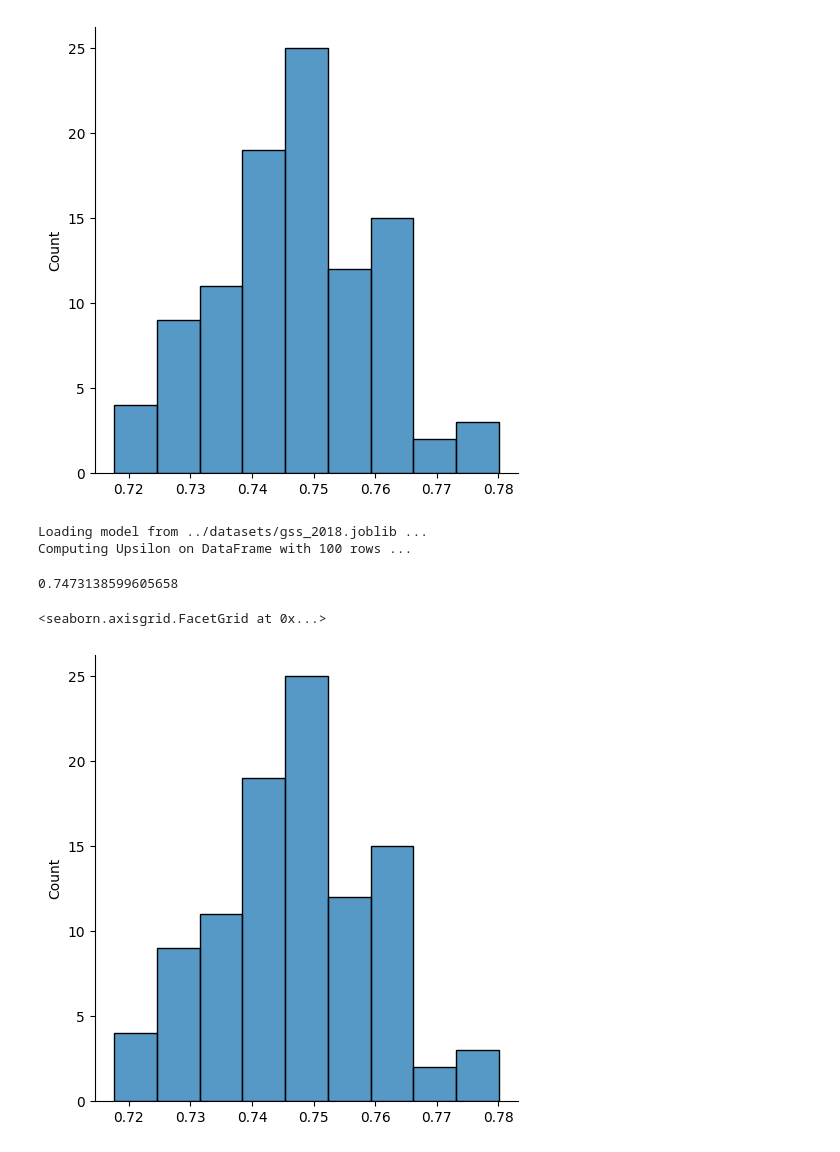
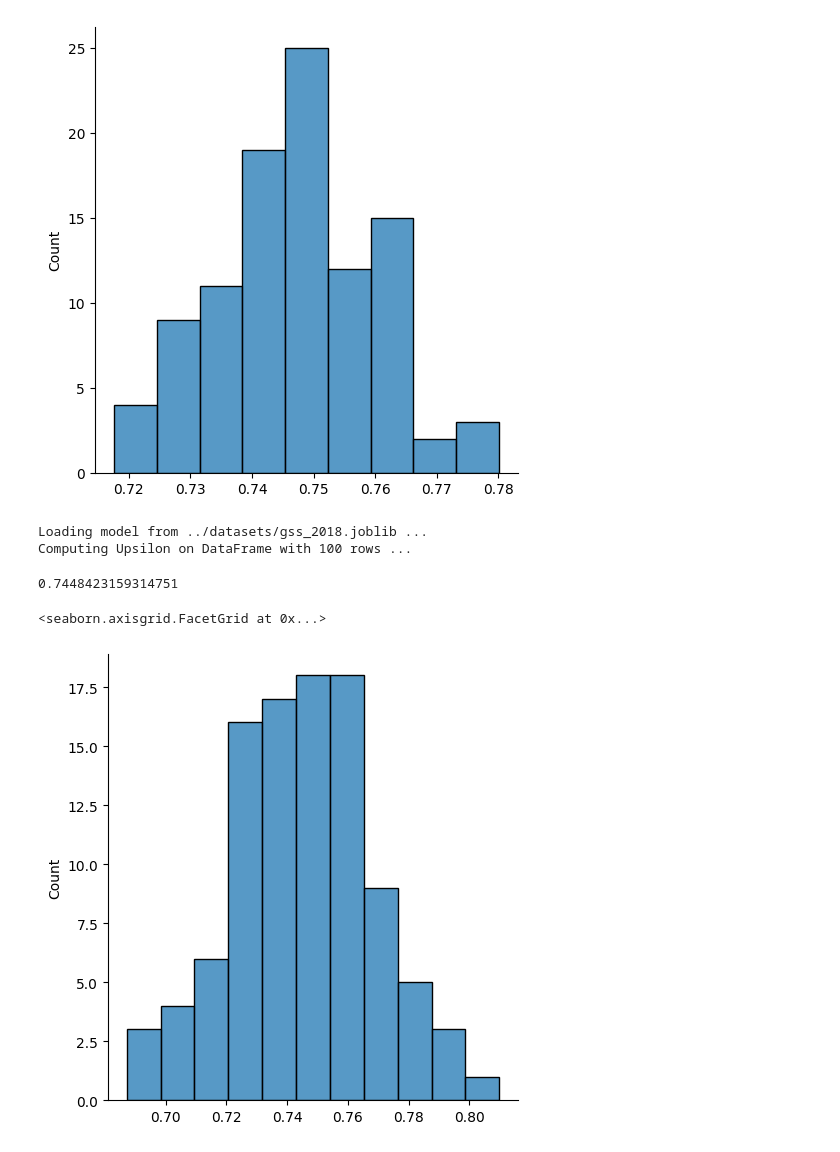
Before and after one commit to zeroknowledgediscovery/lsynth, a Jupyter notebook: local_examples/example.ipynb, the cells around one changed output. Drawn from its saved outputs; the diff is of its cells as text; code cells hidden in the pictures.

```diff
--- a/local_examples/example.ipynb
+++ b/local_examples/example.ipynb
@@ -74,15 +74,15 @@ Computing Upsilon on DataFrame with 100 rows ...
 [figure]
 # %%
 ups_ctgan, _ = compute_upsilon(
-    df_baseline,
+    df_ctgan,
     model_path=model_path,
     n_workers=11,
 )
 print(np.nanmean(ups_ctgan))
 sns.displot(ups_ctgan)
 # %% [output]
 Loading model from ../datasets/gss_2018.joblib ...
 Computing Upsilon on DataFrame with 100 rows ...
-0.7473138599605658
+0.7448423159314751
 <seaborn.axisgrid.FacetGrid at 0x...>
-[figure, old version]
+[figure, new version]
```
Also changed, not shown: parts of 2 cells of this notebook, 5 other files.
